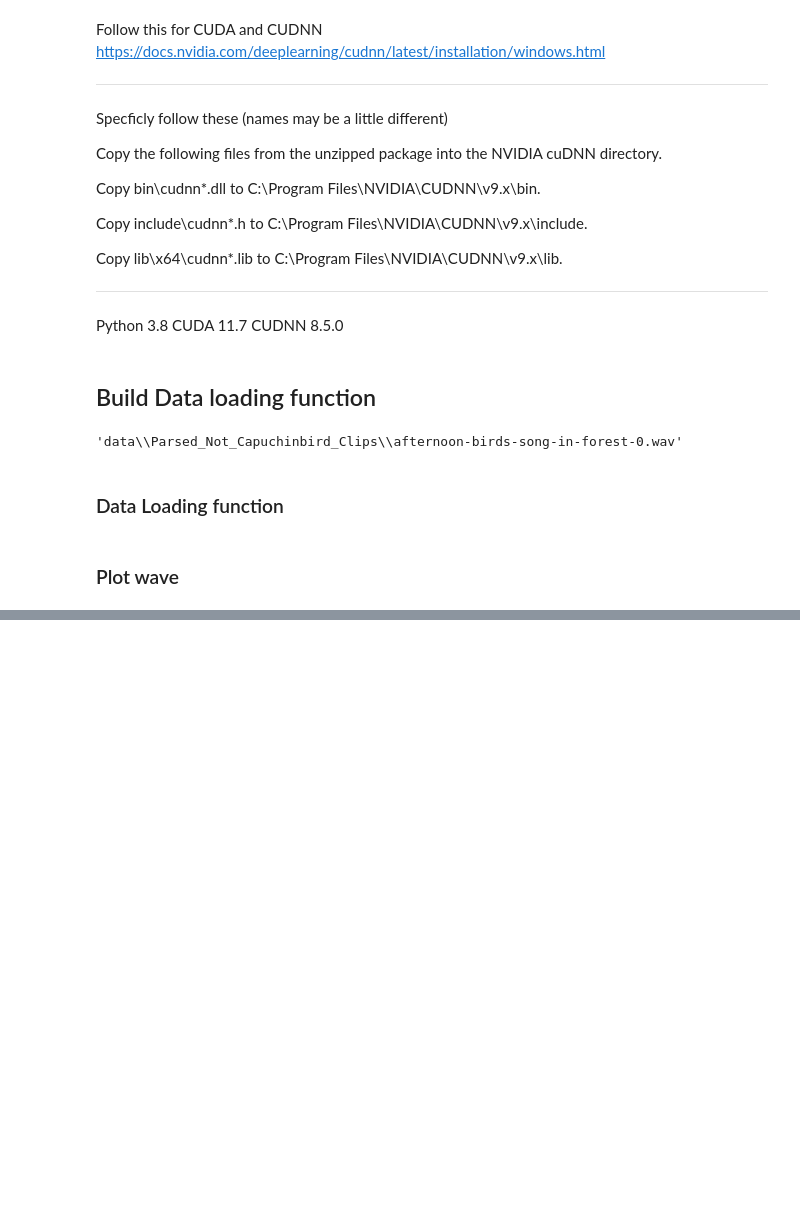
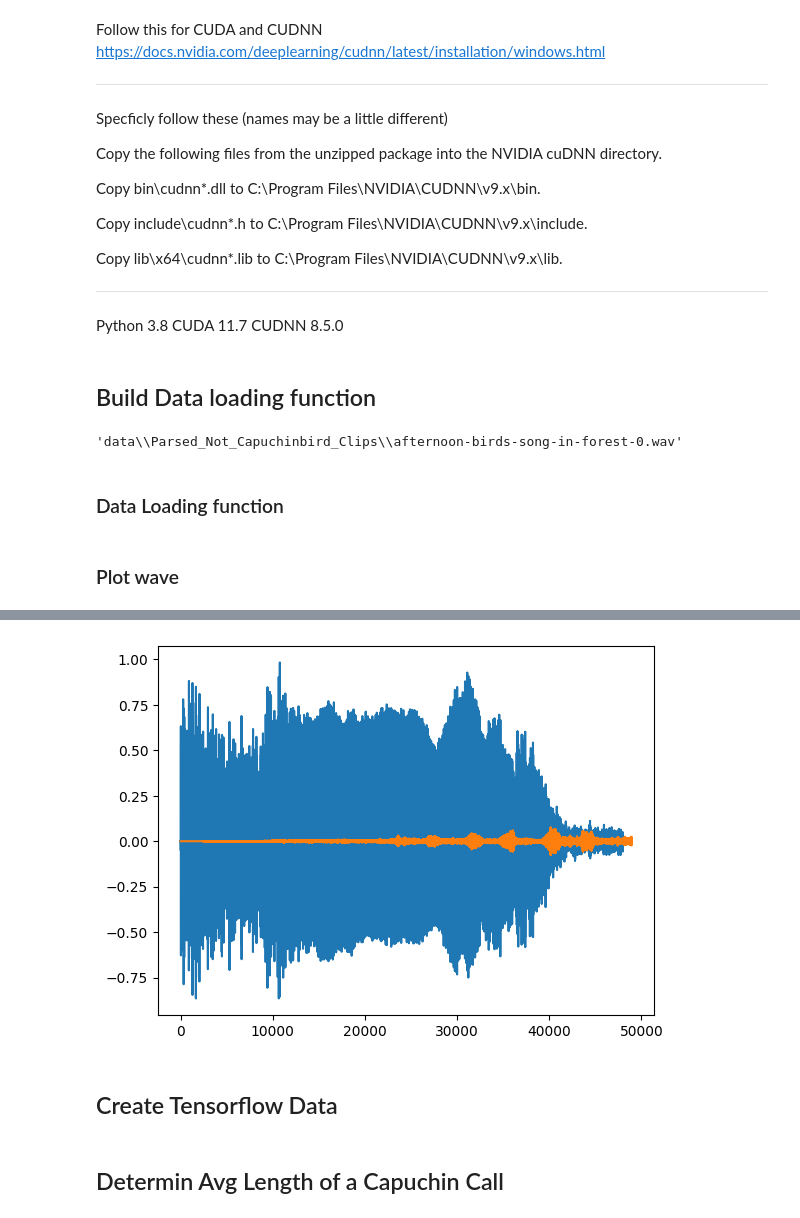
Before and after one commit to Naman0022/Deep_Audio_Classifier, a Jupyter notebook: AudioClassification.ipynb, the cells around one changed output, grey strips where cells are left out. Drawn from its saved outputs; the diff is of its cells as text; code cells hidden in the pictures; blank space fills up the shorter version.

```diff
--- a/AudioClassification.ipynb
+++ b/AudioClassification.ipynb
@@ -161,0 +157,8 @@ NotImplementedError: in user code:
+# %%
+plt.plot(wave)
+plt.plot(nwave)
+plt.show()
+# %% [output]
+[figure, added]
+# %% [markdown]
+## Create Tensorflow Data
@@ -161,0 +175,2 @@ NotImplementedError: in user code:
+# %% [markdown]
+## Determin Avg Length of a Capuchin Call
```
Also changed, not shown: parts of 10 cells of this notebook.
